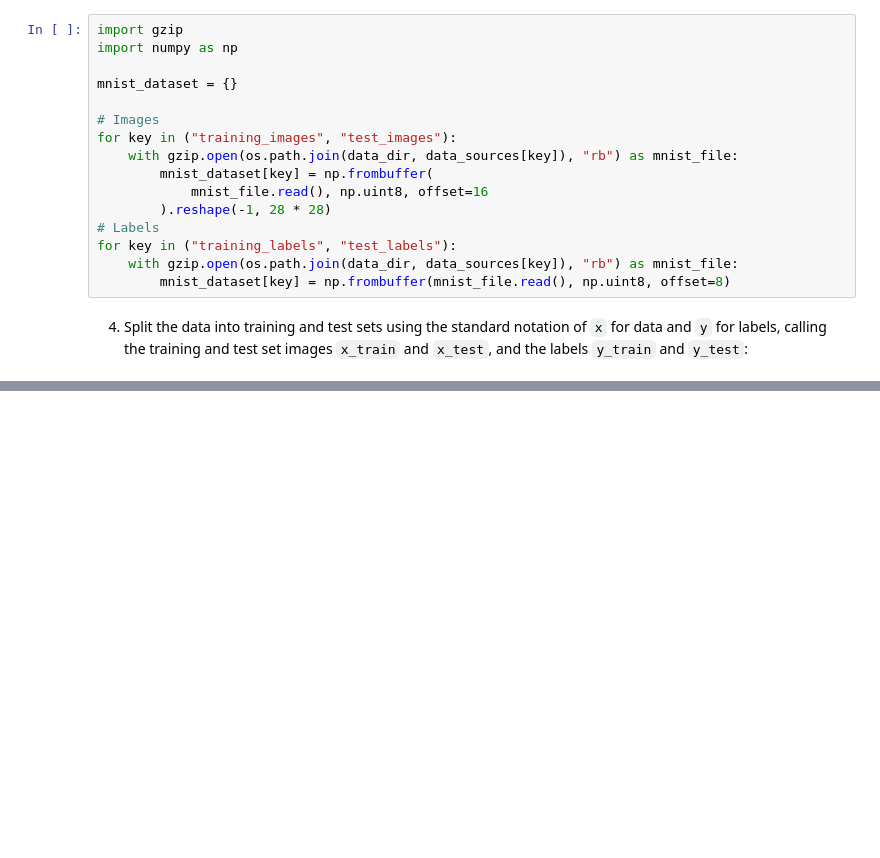
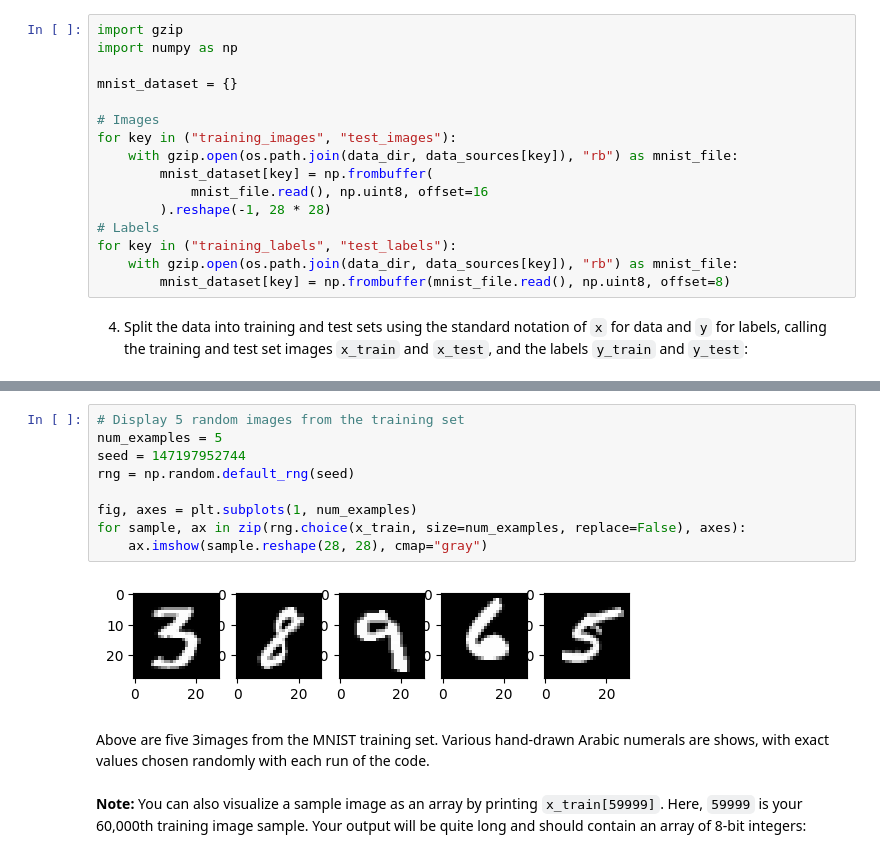
Before and after one commit to crdcamp/NumPy-Learning, a Jupyter notebook: 4 - Deep Learning on MNIST.ipynb, the cells around one changed output, grey strips where cells are left out. Cells and saved outputs as stored; diff of their text form; blank space fills up the shorter version.

```diff
--- a/4 - Deep Learning on MNIST.ipynb
+++ b/4 - Deep Learning on MNIST.ipynb
@@ -82,0 +112,15 @@ for key in ("training_labels", "test_labels"):
+# %%
+# Display 5 random images from the training set
+num_examples = 5
+seed = 147197952744
+rng = np.random.default_rng(seed)
+
+fig, axes = plt.subplots(1, num_examples)
+for sample, ax in zip(rng.choice(x_train, size=num_examples, replace=False), axes):
+    ax.imshow(sample.reshape(28, 28), cmap="gray")
+# %% [output]
+[figure, added]
+# %% [markdown]
+Above are five 3images from the MNIST training set. Various hand-drawn Arabic numerals are shows, with exact values chosen randomly with each run of the code.
+# %% [markdown]
+**Note:** You can also visualize a sample image as an array by printing `x_train[59999]`. Here, `59999` is your 60,000th training image sample. Your output will be quite long and should contain an array of 8-bit integers:
```
Also changed, not shown: parts of 35 cells of this notebook.
